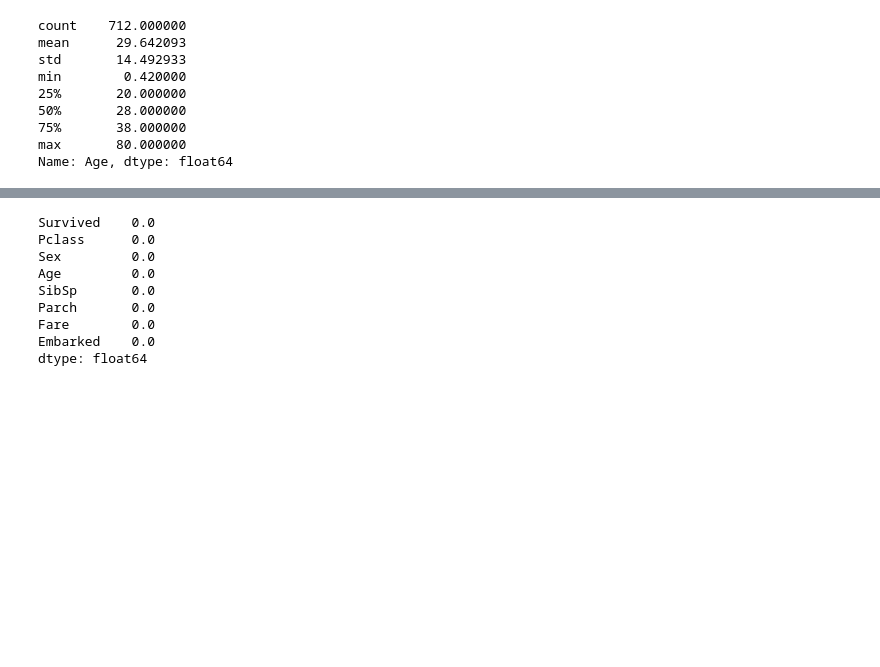
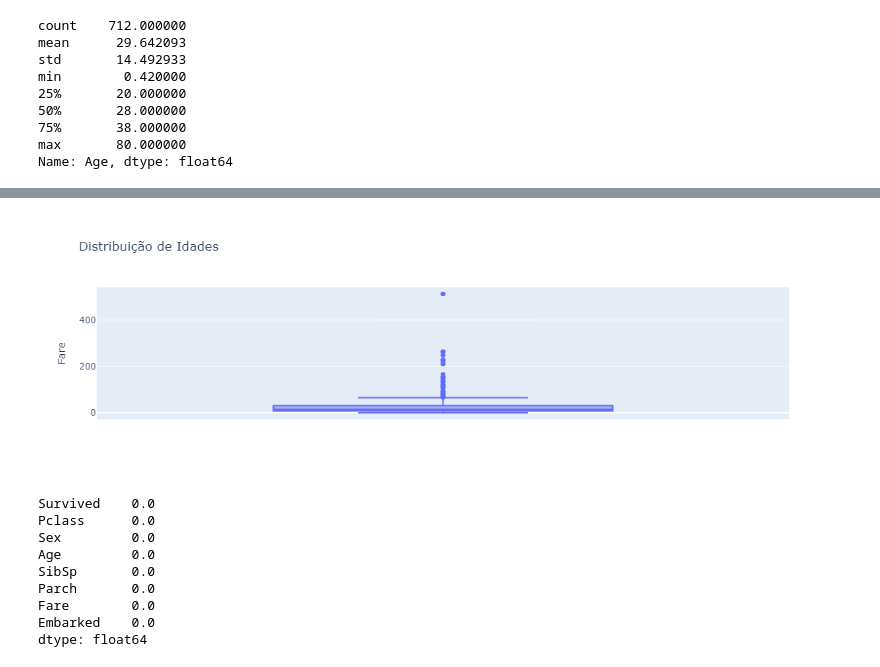
Before and after one commit to gabrielborralhogomes/Previsao-de-Sobrevivencia-no-Titanic, a Jupyter notebook: correlacao.ipynb, the cells around one changed output, grey strips where cells are left out. Drawn from its saved outputs; the diff is of its cells as text; code cells hidden in the pictures; blank space fills up the shorter version.

```diff
--- a/correlacao.ipynb
+++ b/correlacao.ipynb
@@ -87,4 +88,12 @@ fig.show()
 [figure]
+# %%
+# Criar o boxplot da coluna 'Age'
+fig = px.box(df, y='Fare', title="Distribuição de Idades")
+
+# Exibir o gráfico
+fig.show()
+# %% [output]
+[figure, added]
 # %%
 # Substituir os valores nulos de 'Age' pela mediana
 mediana_age = df['Age'].median()
```
Also changed, not shown: parts of 1 cell of this notebook, 2 other files.
